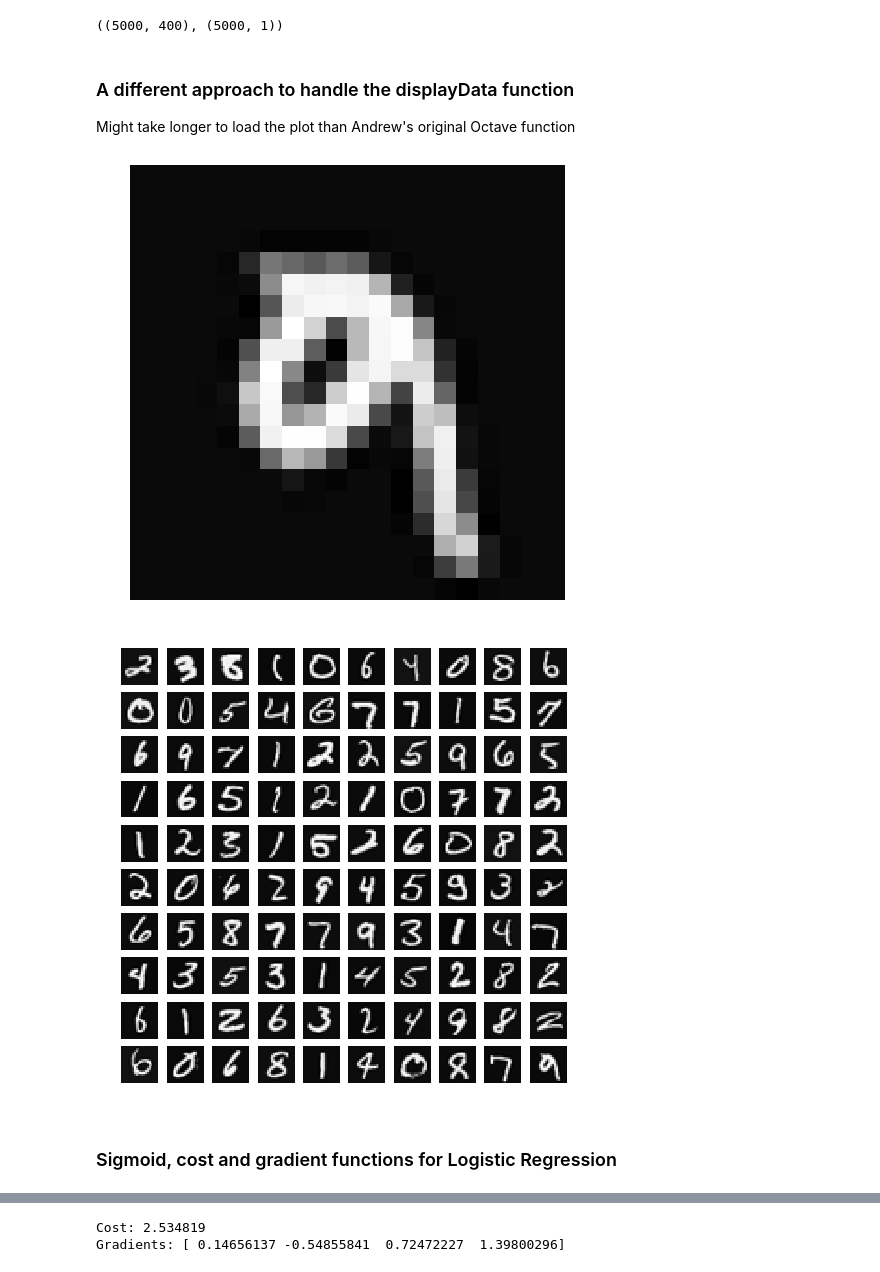
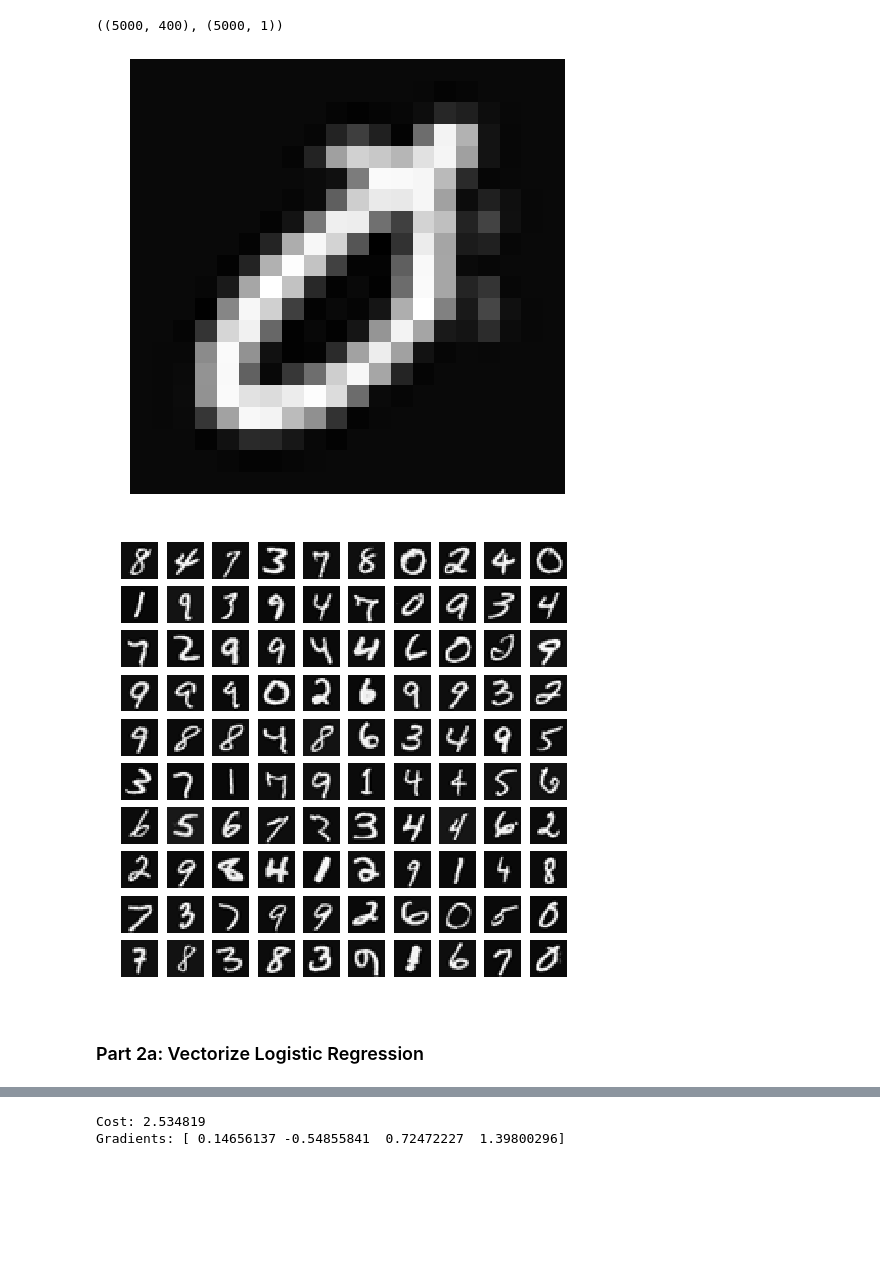
Before and after one commit to AlKou/Pythonized-Exercises-of-Andrew-Ng-s-Machine-Learning-Course, a Jupyter notebook: Exercise 3/Exercise 3.ipynb, the cells around one changed output, grey strips where cells are left out. Drawn from its saved outputs; the diff is of its cells as text; code cells hidden in the pictures; blank space fills up the shorter version.

```diff
--- a/Exercise 3/Exercise 3.ipynb
+++ b/Exercise 3/Exercise 3.ipynb
@@ -4,8 +4,6 @@
 import numpy as np
 import matplotlib.pyplot as plt
 import scipy.io as sio          # For reading .mat file
-%matplotlib inline
-import seaborn as sns
-sns.set()
+import seaborn as sns; sns.set()
 import random
 # %% [markdown]
@@ -39,9 +22,6 @@ y = data['y']
 X.shape, y.shape
 # %% [output]
 ((5000, 400), (5000, 1))
-# %% [markdown]
-### A different approach to handle the displayData function
-Might take longer to load the plot than Andrew's original Octave function
 # %%
 def restoreImg(data):
     '''Restore an image for properly displaying.
@@ -69,19 +49,22 @@ def displayData(data):
                 n += 1
     plt.show()
 # %%
+%matplotlib inline
+plt.rcParams['figure.figsize'] = (8, 6)
+
 rand_indices = list(range(len(X)))
 random.shuffle(rand_indices)
 sel = X[rand_indices[:100]]
 
 displayData(sel[99])
 # %% [output]
-[figure, old version]
+[figure, new version]
 # %%
 displayData(sel)
 # %% [output]
-[figure, old version]
+[figure, new version]
-# %% [markdown]
-### Sigmoid, cost and gradient functions for Logistic Regression
+# %% [markdown]
+### Part 2a: Vectorize Logistic Regression
 # %%
 def sigmoid(z):
     '''Compute sigmoid functoon'''
```
Also changed, not shown: parts of 21 cells of this notebook.
